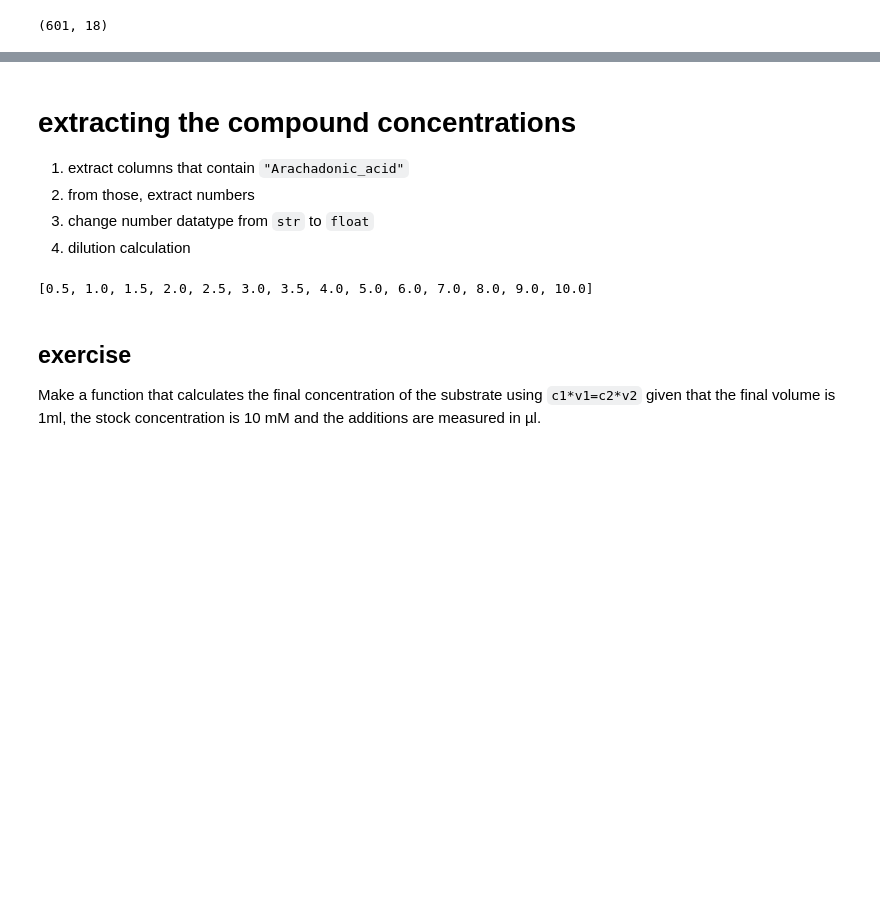
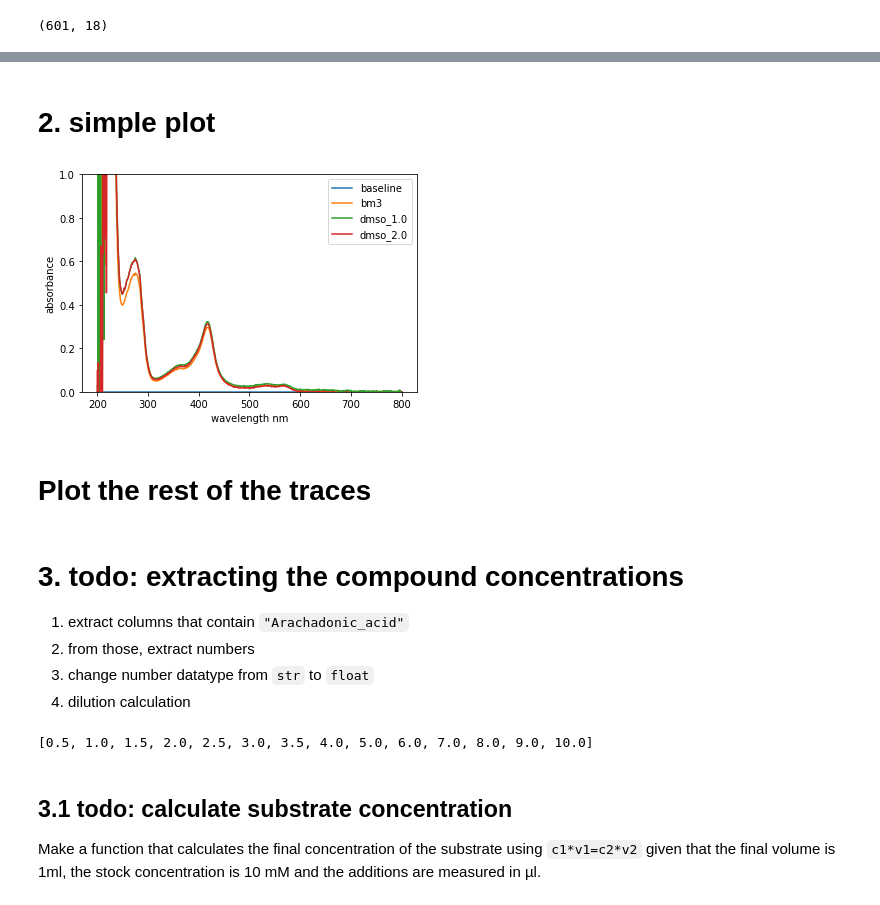
Before and after one commit to UoMMIB/Python-Club, a Jupyter notebook: Tutorials/uv-vis-data.ipynb, the cells around one changed output, grey strips where cells are left out. Drawn from its saved outputs; the diff is of its cells as text; code cells hidden in the pictures; blank space fills up the shorter version.

````diff
--- a/Tutorials/uv-vis-data.ipynb
+++ b/Tutorials/uv-vis-data.ipynb
@@ -147,0 +192,4 @@ plt.show()
+# %%
+reversed_columns = df.columns[::-1]
+df = df.loc[:,reversed_columns]
+df.head()
@@ -147,0 +213,21 @@ plt.show()
+# %%
+def clean_data(path):
+    df = pd.read_csv(path) # dataframe object from csv
+    headers = df.columns # save column headers
+    df = df.iloc[1:,:] # trim top row
+    df.columns = headers # replace with old headers
+    ### to do: #####
+    ## make wavelengths index
+    ## remove wavelength cols
+    ## remove machine info (remove nan rows)
+    ## get sample names from headers
+    ## col headers to sample names
+
+
+    return df
+
+
+
+# test
+df = clean_data('tutorial-data/titrations/20191128_ArachadonicaAcid_BM3WT_Titration_2.csv')
+df.head()
@@ -147,0 +264,3 @@ plt.show()
+# %%
+df = df.subtract(df.loc['baseline',:], axis=1)
+df.head()
@@ -147,0 +277,3 @@ plt.show()
+# %%
+df = df.subtract(df[800], axis=0)
+df.head()
@@ -147,0 +288,20 @@ plt.show()
+# %% [markdown]
+# 2. simple plot
+# %%
+import matplotlib.pyplot as plt
+
+
+plt.plot(df.loc['baseline',:])
+plt.plot(df.loc['bm3',:])
+plt.plot(df.loc['dmso_1.0',:])
+plt.plot(df.loc['dmso_2.0',:])
+
+plt.legend(df.index[:4])
+plt.xlabel('wavelength nm')
+plt.ylabel('absorbance')
+plt.ylim(0,1)
+plt.show()
+# %% [output]
+[figure, added]
+# %% [markdown]
+# Plot the rest of the traces
@@ -148,5 +310,5 @@ plt.show()
 # %% [markdown]
-# extracting the compound concentrations
+# 3. todo: extracting the compound concentrations
 1. extract columns that contain ```"Arachadonic_acid"```
 2. from those, extract numbers
 3. change number datatype from ```str``` to ```float```
@@ -165,7 +327,7 @@ vols
 # %% [output]
 [0.5, 1.0, 1.5, 2.0, 2.5, 3.0, 3.5, 4.0, 5.0, 6.0, 7.0, 8.0, 9.0, 10.0]
 # %% [markdown]
-## exercise
+## 3.1 todo: calculate substrate concentration
 Make a function that calculates the final concentration of the substrate using
 ```c1*v1=c2*v2```
 given that the final volume is 1ml, the stock concentration is 10 mM and the additions are measured in µl.
````
Also changed, not shown: parts of 44 cells of this notebook.
